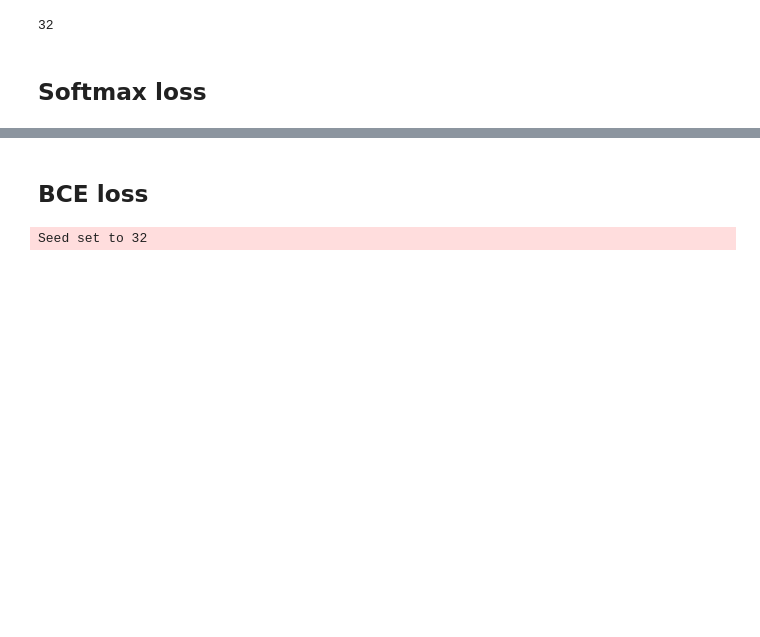
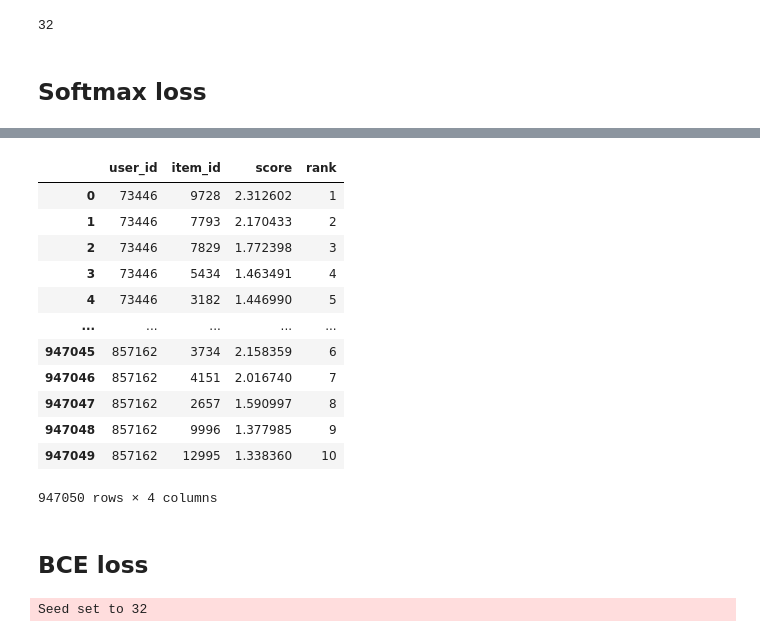
Before and after one commit to MobileTeleSystems/RecTools, a Jupyter notebook: examples/sasrec_metrics_comp.ipynb, the cells around one changed output, grey strips where cells are left out. Saved outputs shown, nothing was run; the diff lists cells and outputs as text; code cells hidden in the pictures; blank space fills up the shorter version.

```diff
--- a/examples/sasrec_metrics_comp.ipynb
+++ b/examples/sasrec_metrics_comp.ipynb
@@ -203,4 +202,20 @@ features_results
   'model': 'softmax'}]
+# %%
+recos
+# %% [output]
+|  | user_id | item_id | score | rank |
+| 0 | 73446 | 9728 | 2.312602 | 1 |
+| 1 | 73446 | 7793 | 2.170433 | 2 |
+| 2 | 73446 | 7829 | 1.772398 | 3 |
+| 3 | 73446 | 5434 | 1.463491 | 4 |
+| 4 | 73446 | 3182 | 1.446990 | 5 |
+| ... | ... | ... | ... | ... |
+| 947045 | 857162 | 3734 | 2.158359 | 6 |
+| 947046 | 857162 | 4151 | 2.016740 | 7 |
+| 947047 | 857162 | 2657 | 1.590997 | 8 |
+| 947048 | 857162 | 9996 | 1.377985 | 9 |
+| 947049 | 857162 | 12995 | 1.338360 | 10 |
+947050 rows × 4 columns
 # %% [markdown]
 ## BCE loss
 # %%
```
Also changed, not shown: parts of 25 cells of this notebook, 3 other files.
